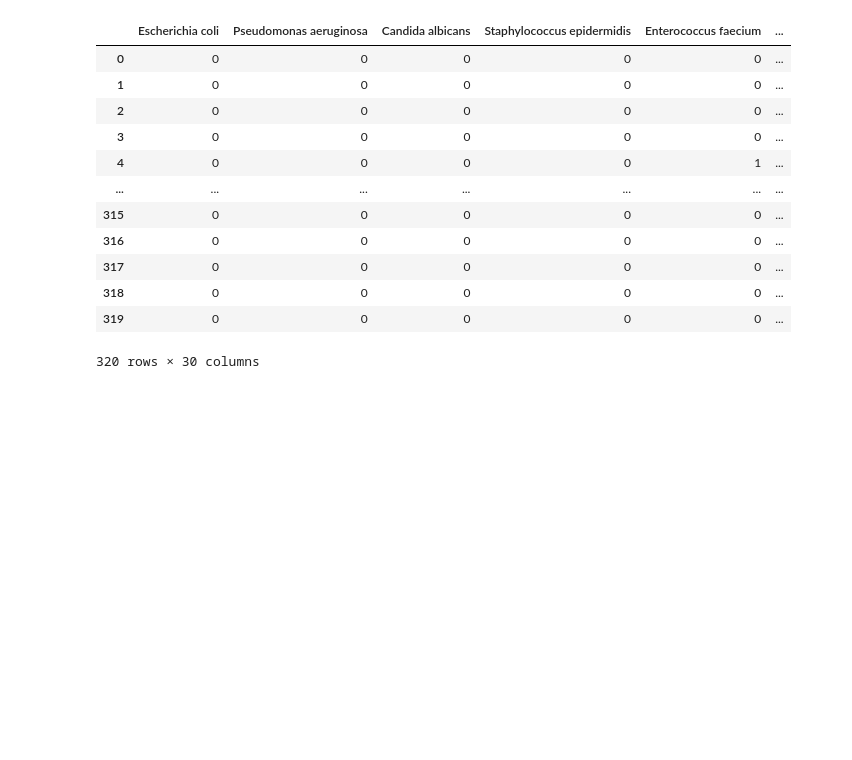
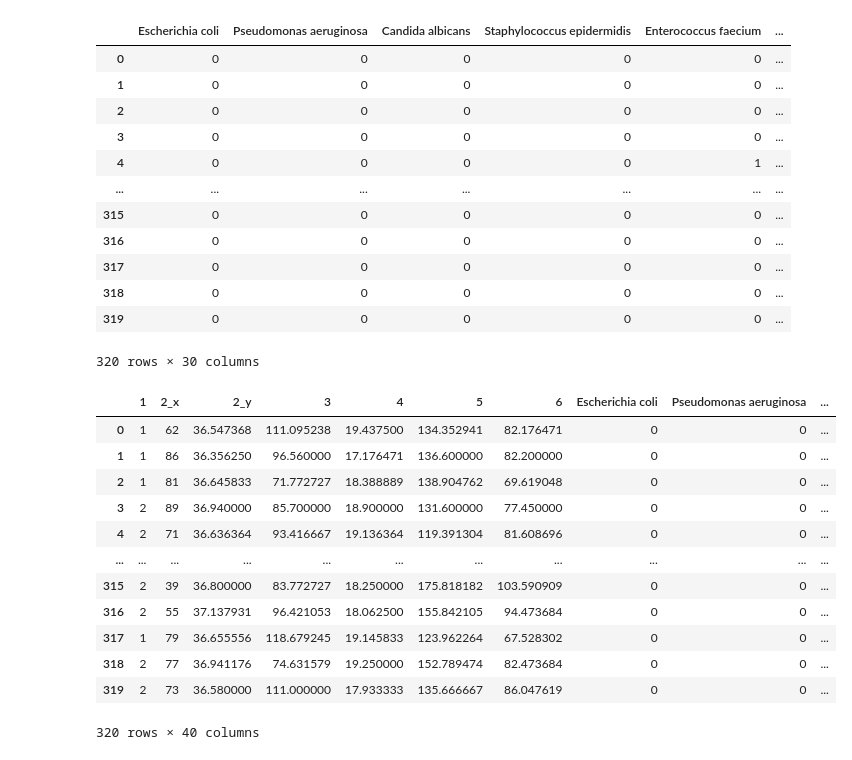
Before and after one commit to DaDa0413/Data-Mining-Project, a Jupyter notebook: dadagogo.ipynb, the cells around one changed output. Drawn from its saved outputs; the diff is of its cells as text; code cells hidden in the pictures; blank space fills up the shorter version.

```diff
--- a/dadagogo.ipynb
+++ b/dadagogo.ipynb
@@ -126 +113,31 @@ bacteria_df
+# %%
+# Extract data
+import numpy as np
+from sklearn import preprocessing
+
+
+# 創造 dummy variables
+label_encoder = preprocessing.LabelEncoder()
+encoded_no = label_encoder.fit_transform(mergeSet[0])
+
+# 建立訓練與測試資料
+patient_x = pd.concat([mergeSet, bacteria_df, common_df], axis=1)
+patient_x = patient_x.iloc[:, 1:]
+patient_y = infoSet.iloc[:, 6]
+
+patient_x
+# %% [output]
+|  | 1 | 2_x | 2_y | 3 | 4 | 5 | 6 | Escherichia coli | Pseudomonas aeruginosa | ... |
+| 0 | 1 | 62 | 36.547368 | 111.095238 | 19.437500 | 134.352941 | 82.176471 | 0 | 0 | ... |
+| 1 | 1 | 86 | 36.356250 | 96.560000 | 17.176471 | 136.600000 | 82.200000 | 0 | 0 | ... |
+| 2 | 1 | 81 | 36.645833 | 71.772727 | 18.388889 | 138.904762 | 69.619048 | 0 | 0 | ... |
+| 3 | 2 | 89 | 36.940000 | 85.700000 | 18.900000 | 131.600000 | 77.450000 | 0 | 0 | ... |
+| 4 | 2 | 71 | 36.636364 | 93.416667 | 19.136364 | 119.391304 | 81.608696 | 0 | 0 | ... |
+| ... | ... | ... | ... | ... | ... | ... | ... | ... | ... | ... |
+| 315 | 2 | 39 | 36.800000 | 83.772727 | 18.250000 | 175.818182 | 103.590909 | 0 | 0 | ... |
+| 316 | 2 | 55 | 37.137931 | 96.421053 | 18.062500 | 155.842105 | 94.473684 | 0 | 0 | ... |
+| 317 | 1 | 79 | 36.655556 | 118.679245 | 19.145833 | 123.962264 | 67.528302 | 0 | 0 | ... |
+| 318 | 2 | 77 | 36.941176 | 74.631579 | 19.250000 | 152.789474 | 82.473684 | 0 | 0 | ... |
+| 319 | 2 | 73 | 36.580000 | 111.000000 | 17.933333 | 135.666667 | 86.047619 | 0 | 0 | ... |
+320 rows × 40 columns
 # %%
```
Also changed, not shown: parts of 7 cells of this notebook.
